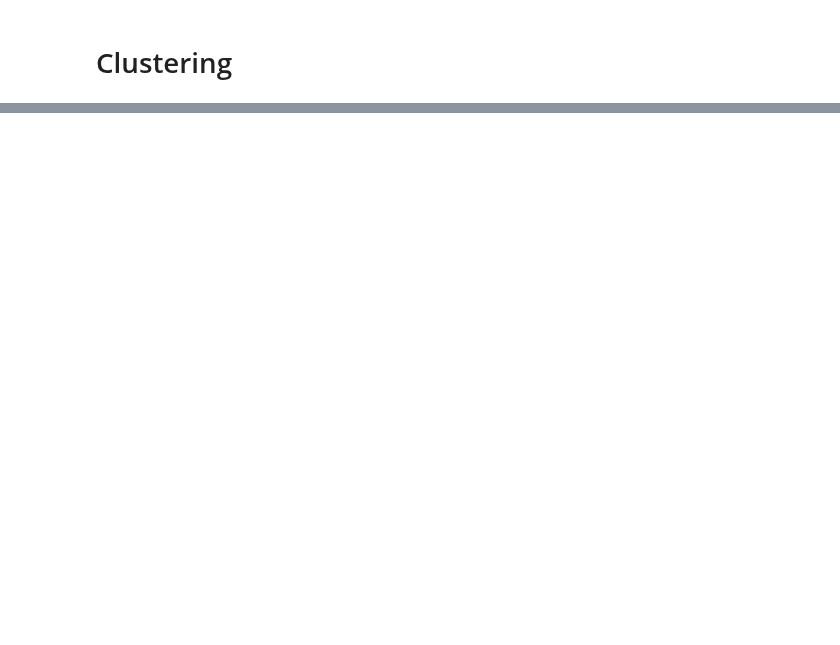
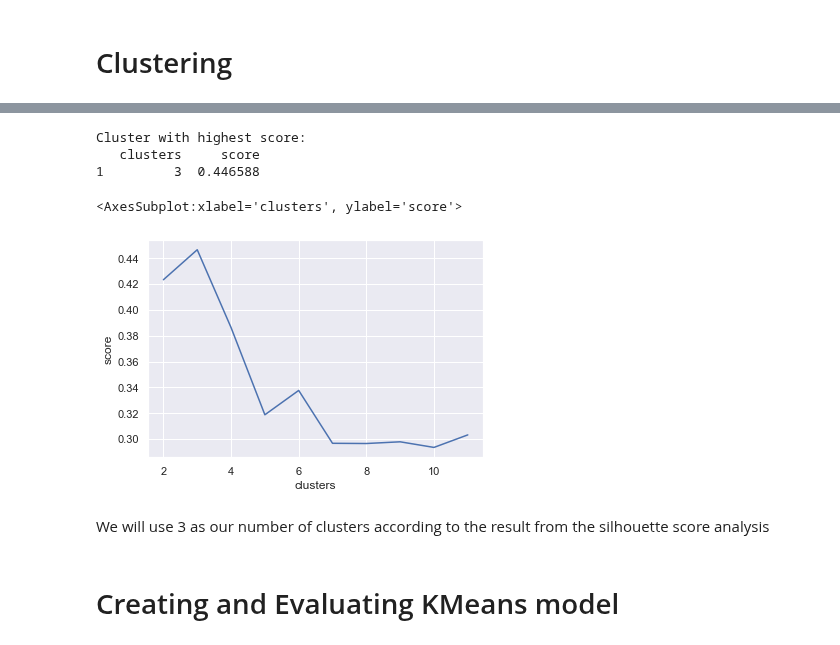
Before and after one commit to Snail664/country-clustering, a Jupyter notebook: clustering.ipynb, the cells around one changed output, grey strips where cells are left out. Cells and saved outputs as stored; diff of their text form; code cells hidden in the pictures; blank space fills up the shorter version.

```diff
--- a/clustering.ipynb
+++ b/clustering.ipynb
@@ -82,0 +79,32 @@ plt.show()
+# %%
+scores = []
+CLUSTERS = CLUSTERS = range(2,12) # minimum of 2 clusters in needed to calculate silouhette score
+for num in CLUSTERS:
+    # labels is an array, where each  data-point is assigned to a cluster
+    # example: [0,1,1,2,4,3,...] means that the first point is in cluster 0, 2nd point is in cluster 1 and so on
+    labels = KMeans(n_clusters=num, init=CENTROID_SEL, random_state=200).fit(data4D).labels_
+
+    # determine silouhette score
+    score = metrics.silhouette_score(data4D, labels, metric="euclidean", sample_size=191, random_state=200)
+    scores.append([num, score])
+
+# convert array to dataframe
+scores = pd.DataFrame(scores, columns=["clusters", "score"])
+
+# select maximum score
+max = scores["score"].max()
+print("Cluster with highest score:")
+print(scores[scores["score"] == max])
+
+# plot the scores on "eblow plot"
+sb.lineplot(x="clusters", y="score", data=scores)
+# %% [output]
+Cluster with highest score:
+   clusters     score
+1         3  0.446588
+<AxesSubplot:xlabel='clusters', ylabel='score'>
+[figure, added]
+# %% [markdown]
+We will use 3 as our number of clusters according to the result from the silhouette score analysis
+# %% [markdown]
+# Creating and Evaluating KMeans model
```
Also changed, not shown: parts of 16 cells of this notebook.
